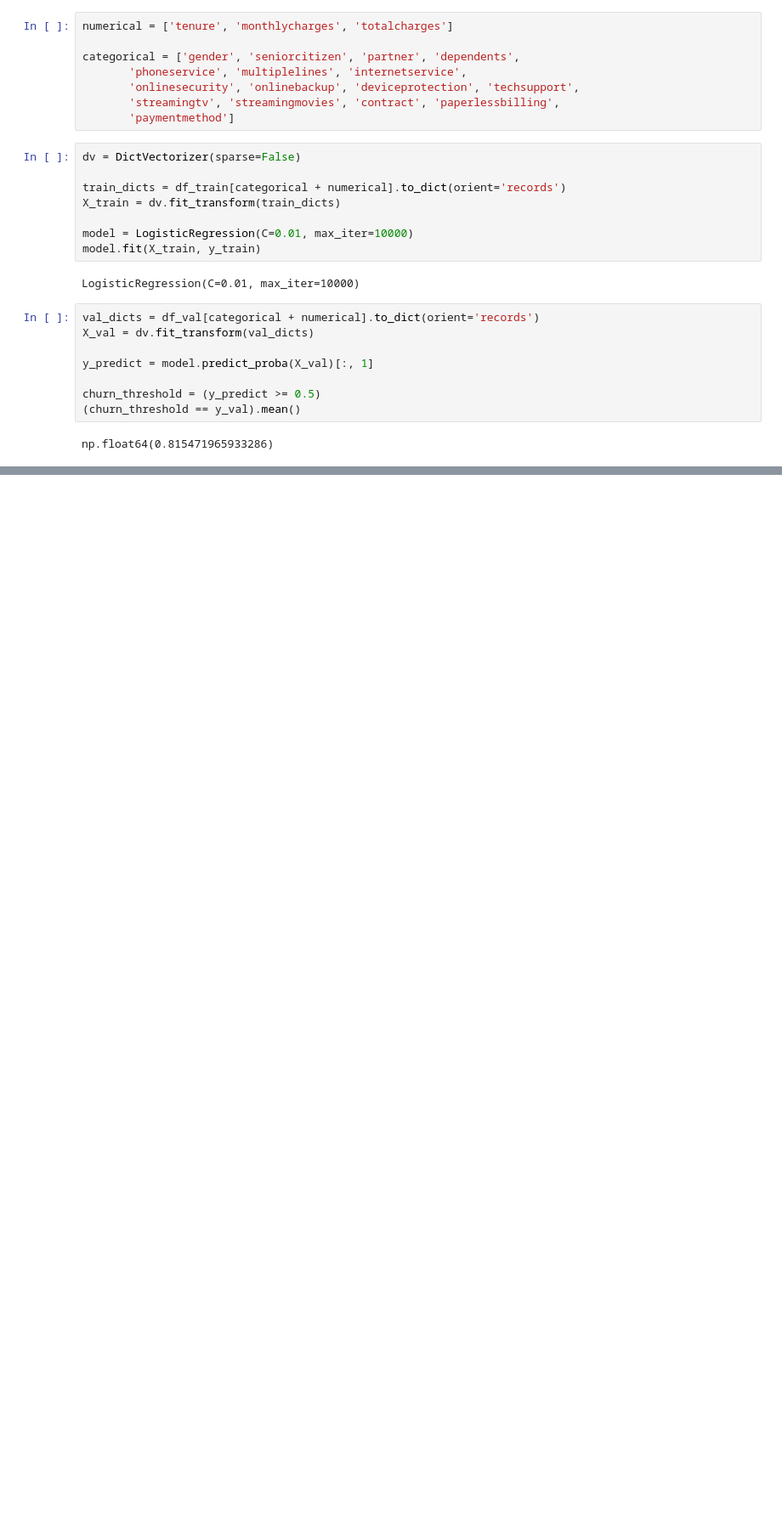
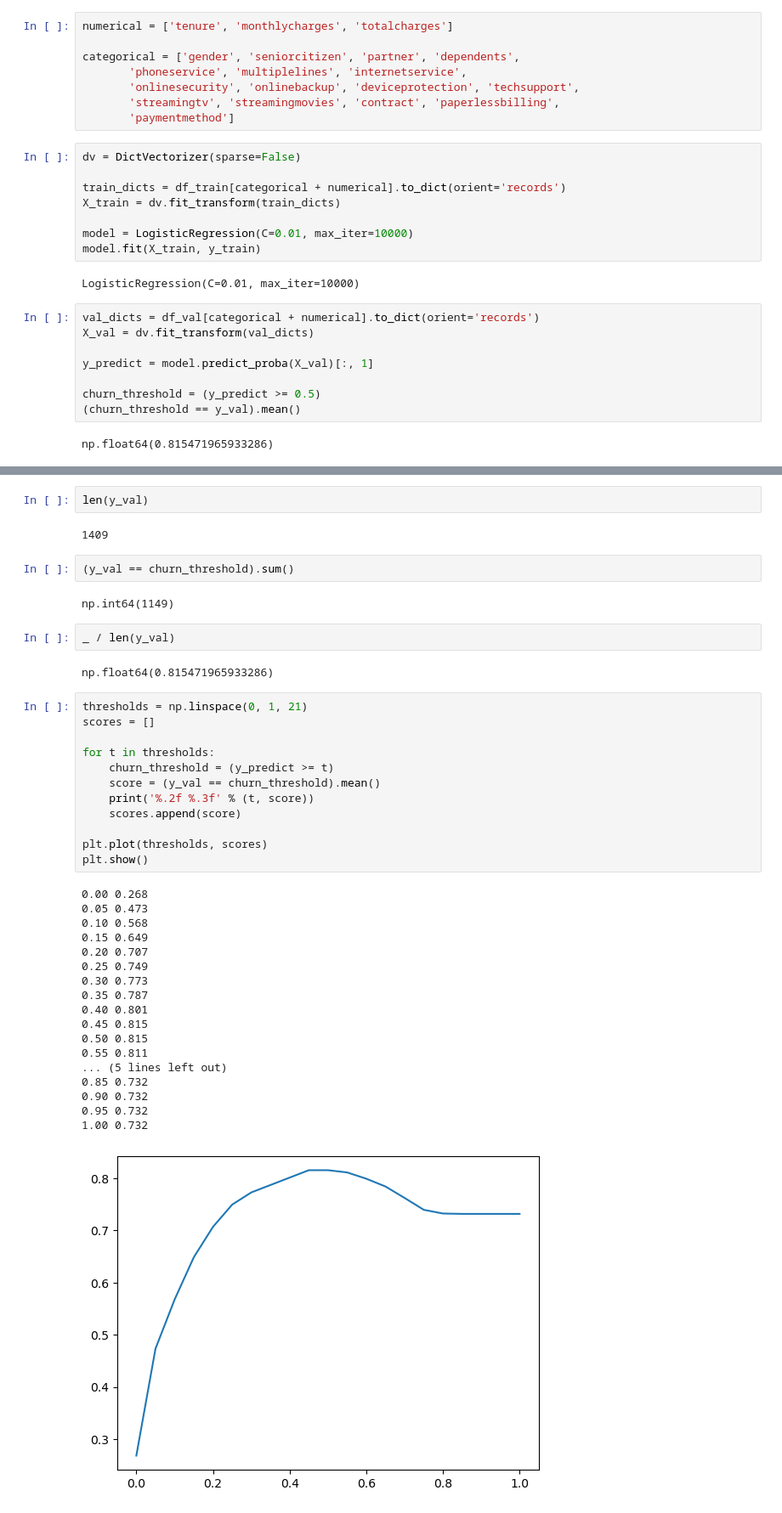
Before and after one commit to aljariri0/ML-Zoomcamp, a Jupyter notebook: 04-evaluation/4-1-Evaluation-Metrics-For-Classification.ipynb, the cells around one changed output, grey strips where cells are left out. Shown at 85% size. Cells and saved outputs as stored; diff of their text form; blank space fills up the shorter version.

Commit message:
Evaluate the model on different thresholds, check is the accuracy of the model good or bad?, lastely know what is the class imbalance in the data

```diff
--- a/04-evaluation/4-1-Evaluation-Metrics-For-Classification.ipynb
+++ b/04-evaluation/4-1-Evaluation-Metrics-For-Classification.ipynb
@@ -78,0 +88,43 @@ df.head()
+# %%
+len(y_val)
+# %% [output]
+1409
+# %%
+(y_val == churn_threshold).sum()
+# %% [output]
+np.int64(1149)
+# %%
+_ / len(y_val)
+# %% [output]
+np.float64(0.815471965933286)
+# %%
+thresholds = np.linspace(0, 1, 21)
+scores = []
+
+for t in thresholds:
+    churn_threshold = (y_predict >= t)
+    score = (y_val == churn_threshold).mean()
+    print('%.2f %.3f' % (t, score))
+    scores.append(score)
+
+plt.plot(thresholds, scores)
+plt.show()
+# %% [output]
+0.00 0.268
+0.05 0.473
+0.10 0.568
+0.15 0.649
+0.20 0.707
+0.25 0.749
+0.30 0.773
+0.35 0.787
+0.40 0.801
+0.45 0.815
+0.50 0.815
+0.55 0.811
+... (5 lines left out)
+0.85 0.732
+0.90 0.732
+0.95 0.732
+1.00 0.732
+[figure, added]
```
Also changed, not shown: parts of 13 cells of this notebook, 3 other files.
